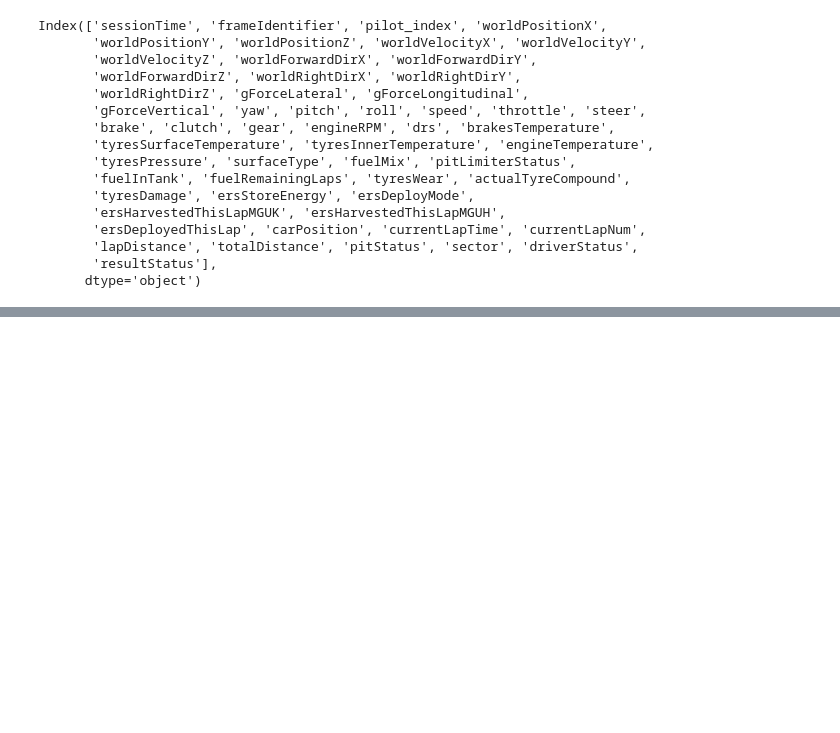
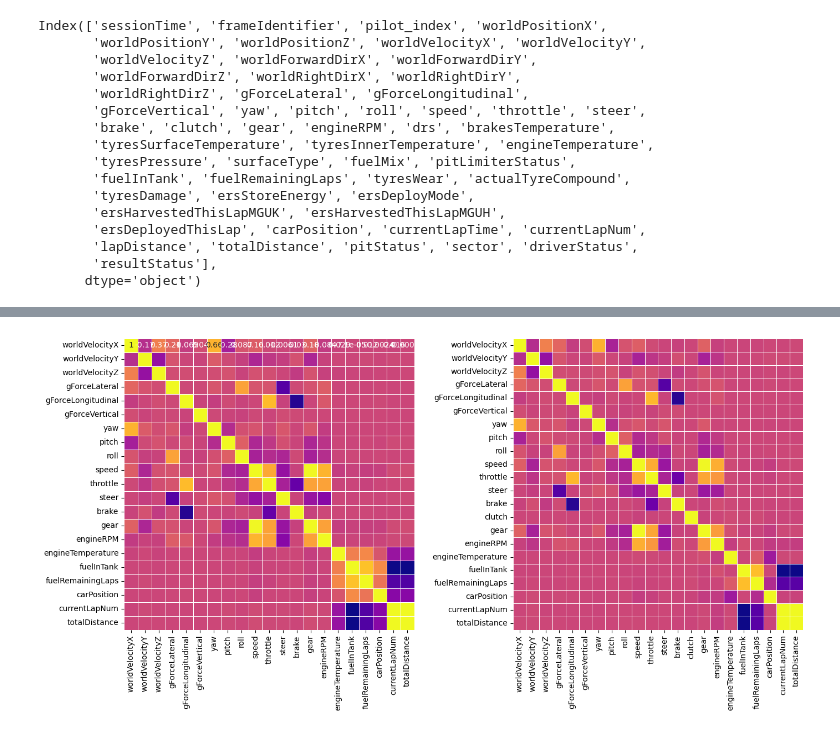
Before and after one commit to rbpowellGA/F1_race_data, a Jupyter notebook: notebooks/analysis.ipynb, the cells around one changed output, grey strips where cells are left out. Saved outputs shown, nothing was run; the diff lists cells and outputs as text; code cells hidden in the pictures; blank space fills up the shorter version.

```diff
--- a/notebooks/analysis.ipynb
+++ b/notebooks/analysis.ipynb
@@ -39,0 +97,5 @@ Index(['sessionTime', 'frameIdentifier', 'pilot_index', 'worldPositionX',
+# %%
+#Lets see how these corrs look with our single driver
+pilot_filter = tm145.pilot_index == 2
+tm_145_pilot1 = tm145[pilot_filter]
+tm_145_pilot1
@@ -39,0 +116,33 @@ Index(['sessionTime', 'frameIdentifier', 'pilot_index', 'worldPositionX',
+# %%
+'''fig, (ax1, ax2) = plt.subplots(1,2)
+ax1 = sns.heatmap(tm_145_pilot1[['worldVelocityX', 'worldVelocityY',
+       'worldVelocityZ', 'gForceLateral', 'gForceLongitudinal',
+       'gForceVertical', 'yaw', 'pitch', 'roll', 'speed', 'throttle', 'steer',
+       'brake', 'gear', 'engineRPM', 'brakesTemperature',
+       'tyresSurfaceTemperature', 'tyresInnerTemperature', 'engineTemperature',
+       'tyresPressure', 'surfaceType', 'fuelInTank', 'fuelRemainingLaps', 'tyresWear',
+       'carPosition', 'currentLapNum', 'totalDistance']].corr(numeric_only=True),linewidth=.5,linecolor='black')
+ax2 = sns.heatmap(tm145_1.corr(numeric_only=True),linewidth=.5,linecolor='black')'''
+
+#mask = np.triu(np.ones_like(correlation_matrix, dtype=bool))
+
+plt.rcParams["figure.figsize"] = [14, 7]
+plt.rcParams["figure.autolayout"] = True
+plt.rcParams.update({'font.size': 10})
+
+fig, (ax1, ax2) = plt.subplots(1,2)
+fig.subplots_adjust(wspace=0.01)
+
+sns.heatmap(tm_145_pilot1[['worldVelocityX', 'worldVelocityY',
+       'worldVelocityZ', 'gForceLateral', 'gForceLongitudinal',
+       'gForceVertical', 'yaw', 'pitch', 'roll', 'speed', 'throttle', 'steer',
+       'brake', 'gear', 'engineRPM', 'brakesTemperature',
+       'tyresSurfaceTemperature', 'tyresInnerTemperature', 'engineTemperature',
+       'tyresPressure', 'surfaceType', 'fuelInTank', 'fuelRemainingLaps', 'tyresWear',
+       'carPosition', 'currentLapNum', 'totalDistance']].corr(numeric_only=True), cmap="plasma", ax=ax1, cbar=False, annot=True, linewidths=.5)
+sns.heatmap(tm145_1.corr(numeric_only=True), cmap="plasma", ax=ax2, cbar=False, linewidths=.5)
+
+
+plt.show()
+# %% [output]
+[figure, added]
```
Also changed, not shown: parts of 5 cells of this notebook.
